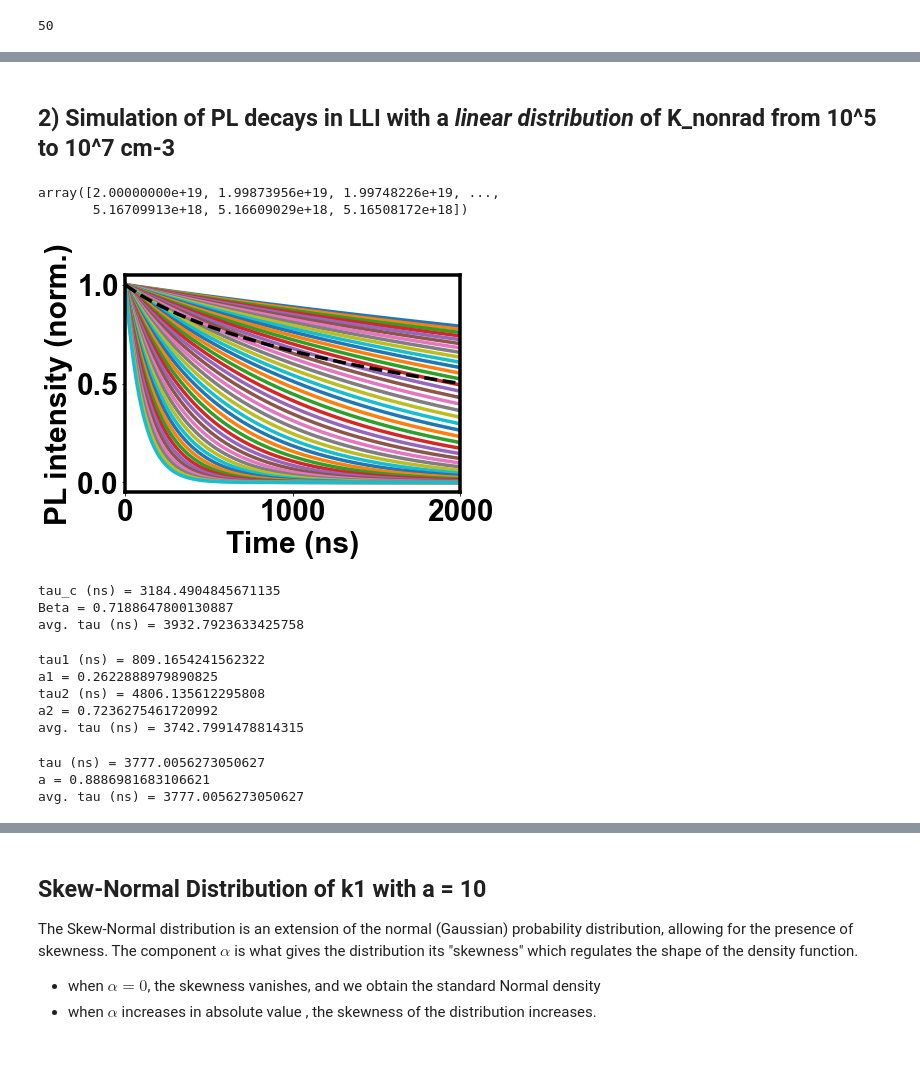
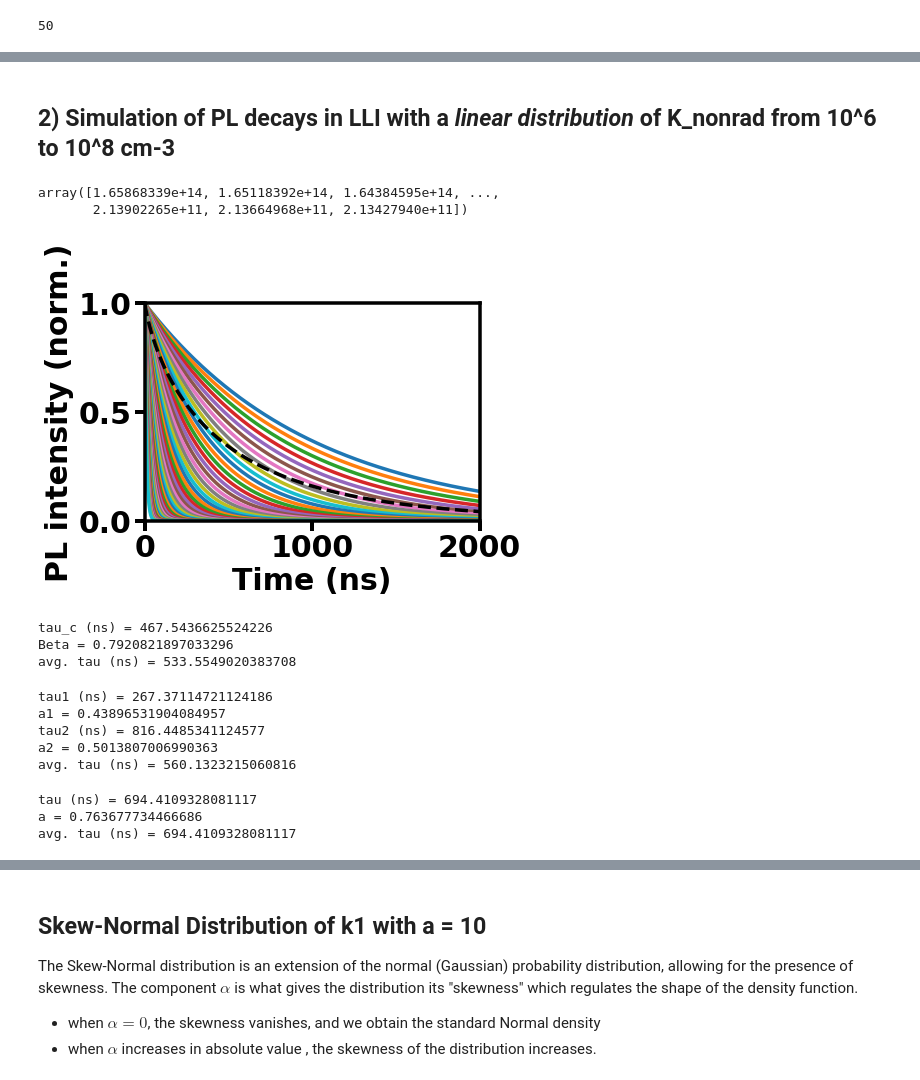
Before and after one commit to GingerLabUW/Carrier_recombination, a Jupyter notebook: PL_Intensity.ipynb, the cells around one changed output, grey strips where cells are left out. Saved outputs shown, nothing was run; the diff lists cells and outputs as text; code cells hidden in the pictures; blank space fills up the shorter version.

```diff
--- a/PL_Intensity.ipynb
+++ b/PL_Intensity.ipynb
@@ -80,0 +96,15 @@ plt.rc('axes', linewidth = 3.5)
+# %%
+# overall decay
+def decay(t, k1):
+    def model(n, t):
+        k2=1e-11
+        p0=1e13
+        dndt = -(k2*(n*p0*n) - k1*n)
+        return dndt
+    n0 = 1e12
+    n = odeint(model, n0, t)
+    return n
+# %%
+t = np.linspace(0,1000, 1000)
+n = decay(t, 1e6)
+plt.plot(t, n/np.max(n))
@@ -98,13 +180,13 @@ def photoluminescence_HLI(t, k1):
 # LLI continuity equation: dn/dt with k2, n0 as a constant and k1 as a variable
 def photoluminescence_LLI(t, k1):
     def model(n, t):
-        k2 = 2e-10
+        k2 = 6e-11
         dndt = -(k2*(n**2) + k1*n)
         return dndt
     n0 = np.tile(np.power(10, 14), 50)
     n = odeint(model, n0, t)
-    k2 = 2e-10
-    p0 = 1e15
+    k2 = 6e-11
+    p0 = 1e16
     pl_LLI = k2 * n* p0
     return pl_LLI
 # %% [markdown]
@@ -347,10 +465,10 @@ Text(0.5, 0, '$SRV (cm/s)$')
 # %% [markdown]
-## 2) Simulation of PL decays in LLI with a *linear distribution* of K_nonrad from 10^5 to 10^7 cm-3
+## 2) Simulation of PL decays in LLI with a *linear distribution* of K_nonrad from 10^6 to 10^8 cm-3
 # %%
 #creation of LLI PL decay curves and average decay curve
 
 # photoluminescence database from k1 from 1e5 to 1e7 and time from 0 to 1000ns
-pl_LLI = photoluminescence_LLI(t = np.linspace(0,5000, 5000)*1e-9, k1= np.logspace(5, 7, 50))
+pl_LLI = photoluminescence_LLI(t = np.linspace(0,5000, 5000)*1e-9, k1= np.logspace(6, 8, 50))
 pl_LLI
 
 #weighted sum of photoluminescence data
@@ -361,18 +479,20 @@ pl_LLI_sum
 pl_LLI_avg = np.average(pl_LLI, weights=pl_LLI_sum, axis=-1)
 pl_LLI_avg
 # %% [output]
-array([2.00000000e+19, 1.99873956e+19, 1.99748226e+19, ...,
-       5.16709913e+18, 5.16609029e+18, 5.16508172e+18])
+array([1.65868339e+14, 1.65118392e+14, 1.64384595e+14, ...,
+       2.13902265e+11, 2.13664968e+11, 2.13427940e+11])
 # %%
 #plot of exponential decay of photoluminescence
 plt.plot(t*1e9, pl_LLI/np.max(pl_LLI))
 plt.plot(t*1e9, pl_LLI_avg/np.max(pl_LLI_avg),'k--', label="Average")
 plt.xlabel('Time (ns)', fontsize =30, fontweight ='bold')
 plt.ylabel('PL intensity (norm.)', fontsize= 30, fontweight ='bold')
+plt.tick_params(direction='out', length=10, width=4)
 plt.xlim(0, 2000)
+plt.ylim(0,1)
 plt.show()
 # %% [output]
-[figure, old version]
+[figure, new version]
 # %%
 #streched exponential fitting of the average PL exponential decay
 stretched_exp = stretch_exp_fit(pl_LLI_avg/np.max(pl_LLI_avg), t)
@@ -380,9 +500,9 @@ print("tau_c (ns) = "+str(stretched_exp[0]*1e9))
 print("Beta = "+str(stretched_exp[1]))
 print("avg. tau (ns) = "+str(stretched_exp[3]*1e9))
 # %% [output]
-tau_c (ns) = 3184.4904845671135
-Beta = 0.7188647800130887
-avg. tau (ns) = 3932.7923633425758
+tau_c (ns) = 467.5436625524226
+Beta = 0.7920821897033296
+avg. tau (ns) = 533.5549020383708
 # %%
 #double exponential fitting of the average PL exponential decay
 double_exp = double_exp_fit(pl_LLI_avg/np.max(pl_LLI_avg), t)
@@ -392,11 +512,11 @@ print("tau2 (ns) = "+str(double_exp[2]*1e9))
 print("a2 = "+str(double_exp[3]))
 print("avg. tau (ns) = "+str(double_exp[4]*1e9))
 # %% [output]
-tau1 (ns) = 809.1654241562322
-a1 = 0.2622888979890825
-tau2 (ns) = 4806.135612295808
-a2 = 0.7236275461720992
-avg. tau (ns) = 3742.7991478814315
+tau1 (ns) = 267.37114721124186
+a1 = 0.43896531904084957
+tau2 (ns) = 816.4485341124577
+a2 = 0.5013807006990363
+avg. tau (ns) = 560.1323215060816
 # %%
 #triple exponential fitting of the average PL exponential decay
 #triple_exp = triple_exp_fit(pl_LLI_avg/np.max(pl_LLI_avg), t)
@@ -414,9 +534,9 @@ print("tau (ns) = "+str(single_exp[0]*1e9))
 print("a = "+str(single_exp[1]))
 print("avg. tau (ns) = "+str(single_exp[2]*1e9))
 # %% [output]
-tau (ns) = 3777.0056273050627
-a = 0.8886981683106621
-avg. tau (ns) = 3777.0056273050627
+tau (ns) = 694.4109328081117
+a = 0.763677734466686
+avg. tau (ns) = 694.4109328081117
 # %%
 # plot fitting functions of the average PL exponential decay
 #plt.figure(figsize=(10,8))
```
Also changed, not shown: parts of 95 cells of this notebook.
